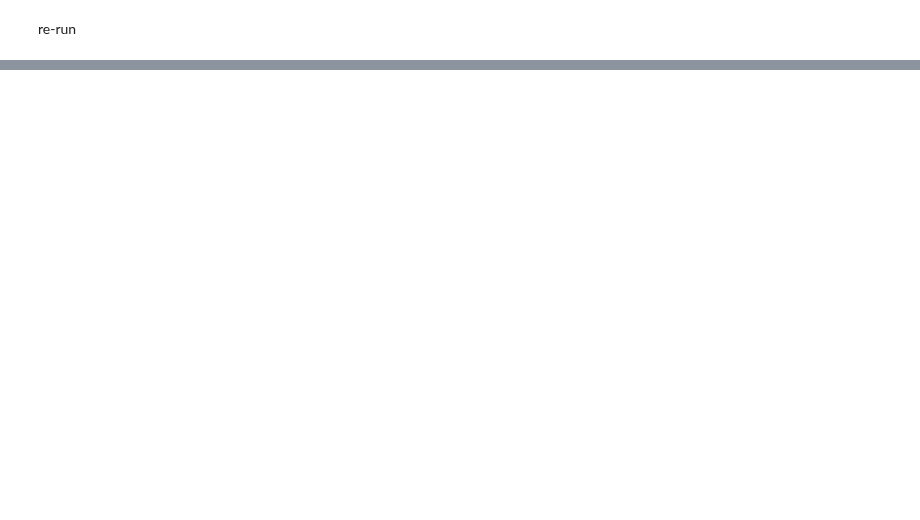
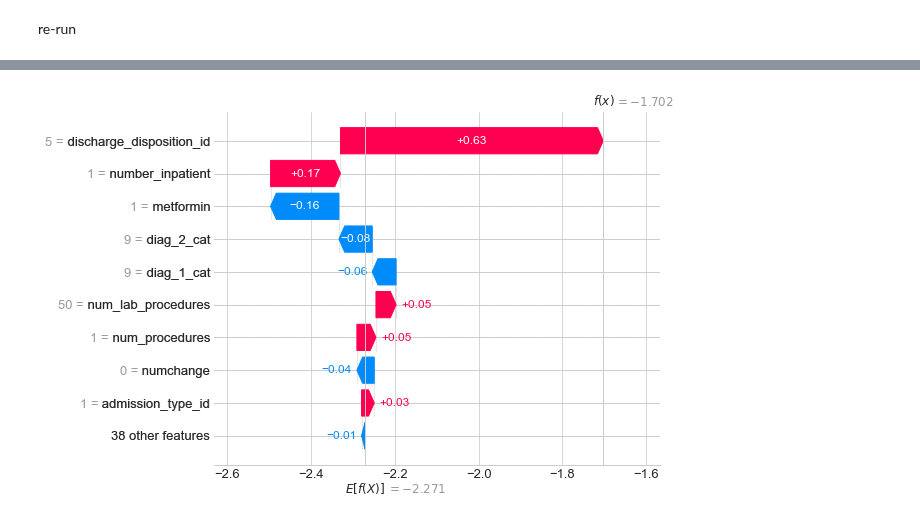
Before and after one commit to baldygeezer/tasterDay, a Jupyter notebook: diabetes_project.ipynb, the cells around one changed output, grey strips where cells are left out. Saved outputs shown, nothing was run; the diff lists cells and outputs as text; code cells hidden in the pictures; blank space fills up the shorter version.

```diff
--- a/diabetes_project.ipynb
+++ b/diabetes_project.ipynb
@@ -581,12 +740,10 @@ OK that was terrible
 random forest?
 # %%
 from sklearn.ensemble import RandomForestClassifier
-rf = RandomForestClassifier(n_estimators = 10, max_depth=25, criterion = "gini", min_samples_split=10)
+rf = RandomForestClassifier(n_estimators = 50, max_depth=25, criterion = "entropy", min_samples_split=10)
 rf.fit(X_train, y_train)
 
-rf_predict=rf.predict(X_test)
-
-print("rf-Accuracy is {0:.2f}".format(accuracy_score(y_test, rf_predict)))
-print("rf-Precision is {0:.2f}".format(precision_score(y_test, rf_predict)))
-print("rf-Recall is {0:.2f}".format(recall_score(y_test, rf_predict)))
+print('Random Forest Results')
+print(classification_report(y_test, rf.predict(X_test)))
+print("RF-AUC is {0:.2f}".format(roc_auc_score(y_test, rf.predict_proba(X_test)[:,1])))
 # %% [output]
@@ -643,0 +817,4 @@ rf-Recall is 0.08
+# %%
+model = CatBoostClassifier(iterations=300)
+# %%
+model.fit(X_train,y_train);
@@ -643,0 +858,8 @@ rf-Recall is 0.08
+# %%
+explainer = shap.Explainer(model)
+shap_values = explainer(X_train)
+# %%
+# visualize the first prediction's explanation
+shap.plots.waterfall(shap_values[0])
+# %% [output]
+[figure, added]
```
Also changed, not shown: parts of 32 cells of this notebook, 8 other files.
